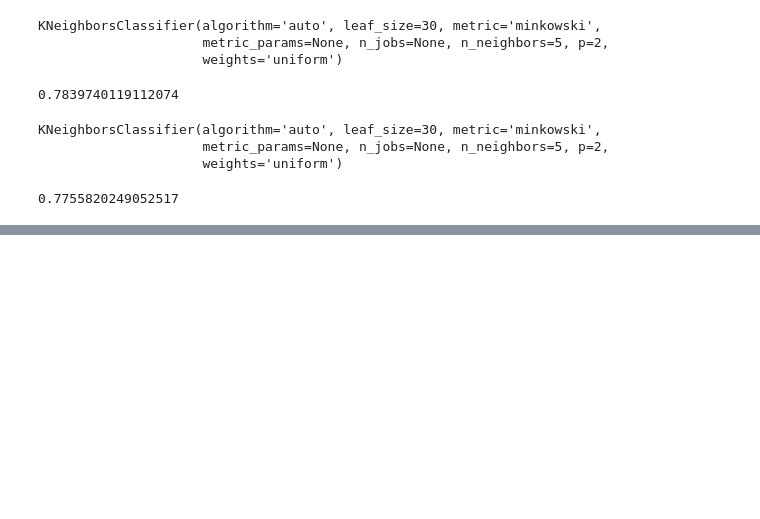
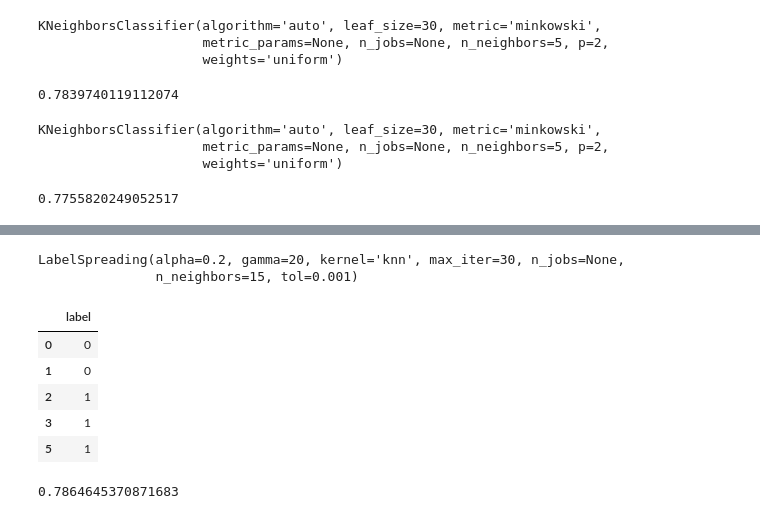
Before and after one commit to davidkml/pgm-polarity, a Jupyter notebook: viz-and-baseline.ipynb, the cells around one changed output, grey strips where cells are left out. Drawn from its saved outputs; the diff is of its cells as text; code cells hidden in the pictures; blank space fills up the shorter version.

```diff
--- a/viz-and-baseline.ipynb
+++ b/viz-and-baseline.ipynb
@@ -582,0 +587,20 @@ accuracy_score(y_test_top, predict_top)
+# %%
+def get_labels_subsample(graph, sample_type, proportion=0.1):
+    n = len(graph.vs)
+    labels = np.full(n, -1, dtype=int)
+
+    n_sample = math.ceil(proportion*n)
+
+    if sample_type=='random':
+        indices = np.random.randint(0, n, size=n_sample)
+    elif sample_type == 'centrality':
+        indices = np.argsort(graph.pagerank())[-n_sample:]
+
+    for i in indices:
+        if graph.vs[i]['cluster'] == 'left':
+            labels[i] = 1
+        elif graph.vs[i]['cluster'] == 'right':
+            labels[i] = 0
+        ## if cluster is '-', leave it unlabeled (i.e. -1)
+
+    return labels, indices
@@ -582,0 +610,2 @@ accuracy_score(y_test_top, predict_top)
+# %%
+clabels, r_idxs = get_labels_subsample(all_graph, 'centrality', 0.9)
@@ -582,0 +624,22 @@ accuracy_score(y_test_top, predict_top)
+# %%
+ls_model = LabelSpreading(kernel='knn', n_neighbors=15)
+# %%
+ls_model.fit(principal_tags, clabels)
+# %% [output]
+LabelSpreading(alpha=0.2, gamma=20, kernel='knn', max_iter=30, n_jobs=None,
+               n_neighbors=15, tol=0.001)
+# %%
+central_propagation_df = pd.DataFrame(data=ls_model.predict(principal_tags), columns=["label"])
+cleaned_central_propagation_df = central_propagation_df.loc[label["label"] != '-']
+cleaned_central_propagation_df.head()
+# %% [output]
+|  | label |
+| 0 | 0 |
+| 1 | 0 |
+| 2 | 1 |
+| 3 | 1 |
+| 5 | 1 |
+# %%
+accuracy_score(y, cleaned_central_propagation_df.label)
+# %% [output]
+0.7864645370871683
```
Also changed, not shown: parts of 7 cells of this notebook, 2 other files.
